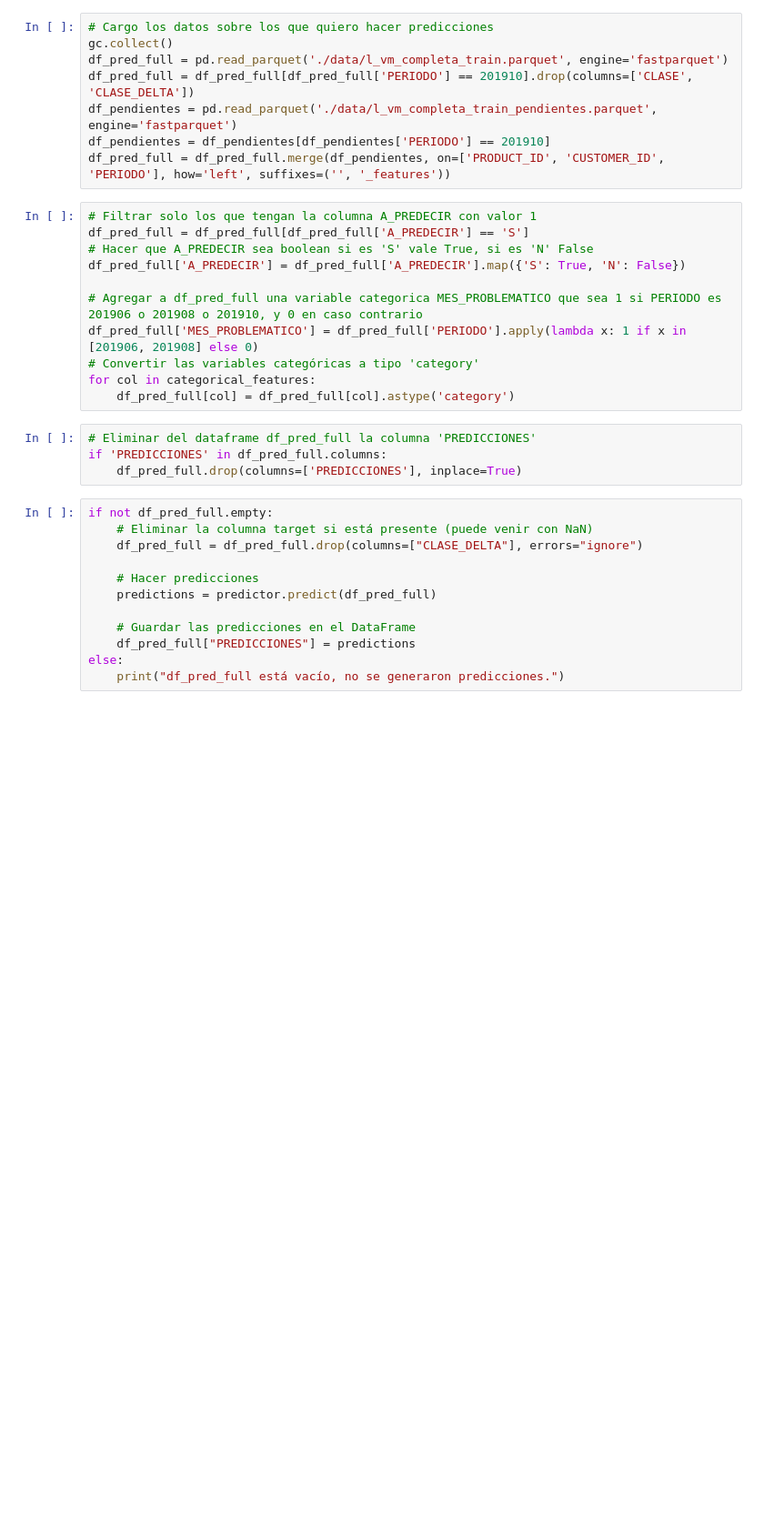
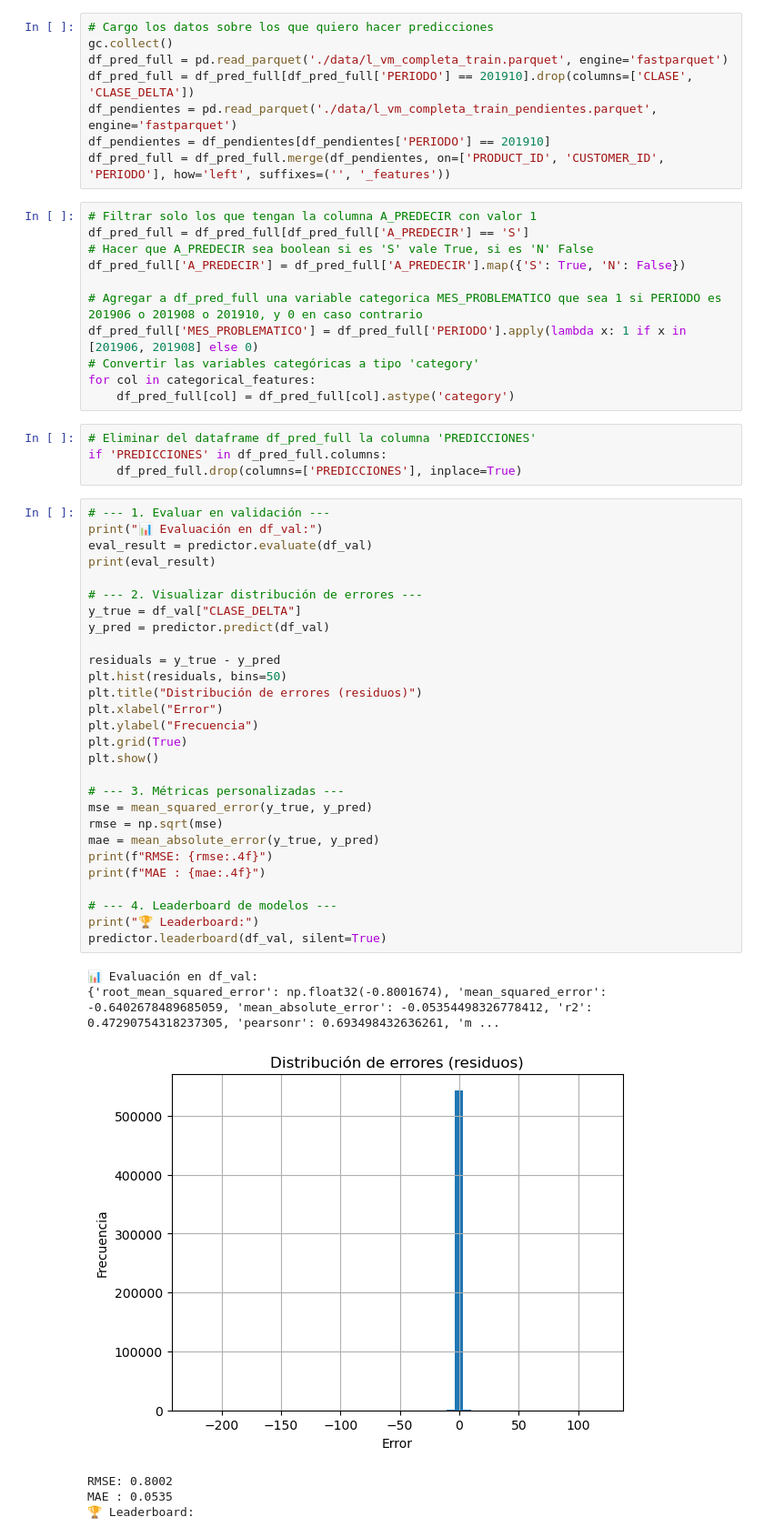
Before and after one commit to plcablinski/labo3-2025v, a Jupyter notebook: Autogluon_clase_delta.ipynb, the cells around one changed output. Shown at 91% size. Cells and saved outputs as stored; diff of their text form; blank space fills up the shorter version.

```diff
--- a/Autogluon_clase_delta.ipynb
+++ b/Autogluon_clase_delta.ipynb
@@ -130,15 +130,38 @@ for col in categorical_features:
 # Eliminar del dataframe df_pred_full la columna 'PREDICCIONES'
 if 'PREDICCIONES' in df_pred_full.columns:
     df_pred_full.drop(columns=['PREDICCIONES'], inplace=True)
-# %%
-if not df_pred_full.empty:
-    # Eliminar la columna target si está presente (puede venir con NaN)
-    df_pred_full = df_pred_full.drop(columns=["CLASE_DELTA"], errors="ignore")
-
-    # Hacer predicciones
-    predictions = predictor.predict(df_pred_full)
-
-    # Guardar las predicciones en el DataFrame
-    df_pred_full["PREDICCIONES"] = predictions
-else:
-    print("df_pred_full está vacío, no se generaron predicciones.")
+# %%
+# --- 1. Evaluar en validación ---
+print("📊 Evaluación en df_val:")
+eval_result = predictor.evaluate(df_val)
+print(eval_result)
+
+# --- 2. Visualizar distribución de errores ---
+y_true = df_val["CLASE_DELTA"]
+y_pred = predictor.predict(df_val)
+
+residuals = y_true - y_pred
+plt.hist(residuals, bins=50)
+plt.title("Distribución de errores (residuos)")
+plt.xlabel("Error")
+plt.ylabel("Frecuencia")
+plt.grid(True)
+plt.show()
+
+# --- 3. Métricas personalizadas ---
+mse = mean_squared_error(y_true, y_pred)
+rmse = np.sqrt(mse)
+mae = mean_absolute_error(y_true, y_pred)
+print(f"RMSE: {rmse:.4f}")
+print(f"MAE : {mae:.4f}")
+
+# --- 4. Leaderboard de modelos ---
+print("🏆 Leaderboard:")
+predictor.leaderboard(df_val, silent=True)
+# %% [output]
+📊 Evaluación en df_val:
+{'root_mean_squared_error': np.float32(-0.8001674), 'mean_squared_error': -0.6402678489685059, 'mean_absolute_error': -0.05354498326778412, 'r2': 0.47290754318237305, 'pearsonr': 0.693498432636261, 'm ...
+[figure, added]
+RMSE: 0.8002
+MAE : 0.0535
+🏆 Leaderboard:
```
Also changed, not shown: parts of 4 cells of this notebook, 1 other file.
